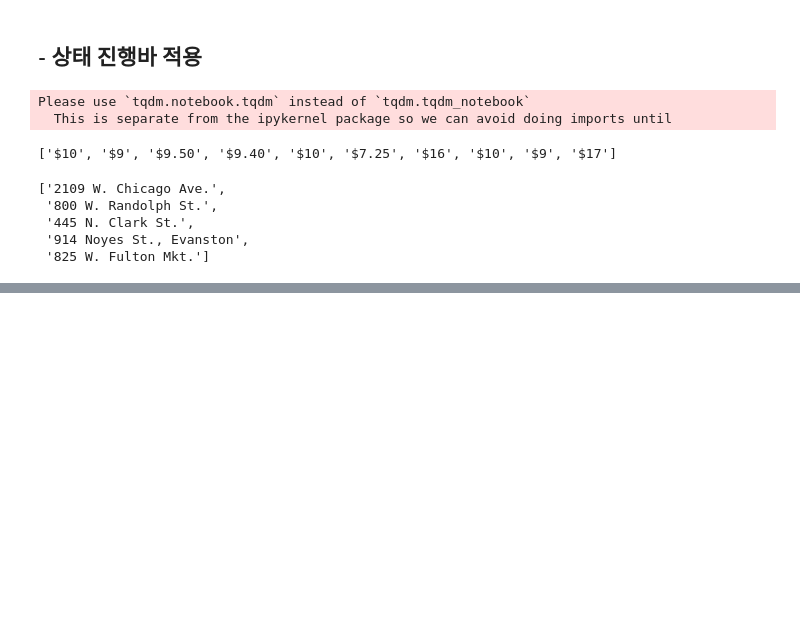
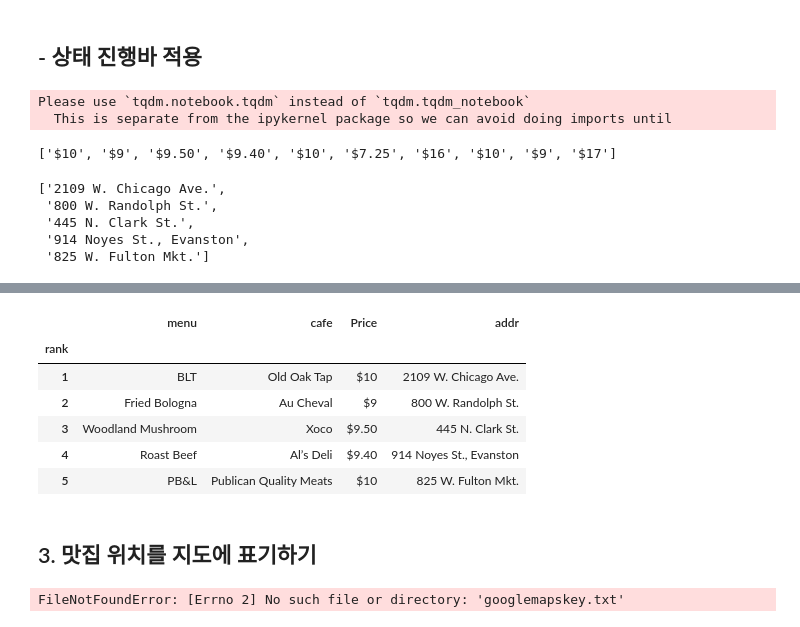
Before and after one commit to ManD-B/python-basic, a Jupyter notebook: web/Chicago.ipynb, the cells around one changed output, grey strips where cells are left out. Cells and saved outputs as stored; diff of their text form; code cells hidden in the pictures; blank space fills up the shorter version.

```diff
--- a/web/Chicago.ipynb
+++ b/web/Chicago.ipynb
@@ -197,0 +211,11 @@ addr[:5]
+# %%
+df.set_index('rank', inplace = True)
+df.head()
+# %% [output]
+|  | menu | cafe | Price | addr |
+| rank |  |  |  |  |
+| 1 | BLT | Old Oak Tap | $10 | 2109 W. Chicago Ave. |
+| 2 | Fried Bologna | Au Cheval | $9 | 800 W. Randolph St. |
+| 3 | Woodland Mushroom | Xoco | $9.50 | 445 N. Clark St. |
+| 4 | Roast Beef | Al’s Deli | $9.40 | 914 Noyes St., Evanston |
+| 5 | PB&L | Publican Quality Meats | $10 | 825 W. Fulton Mkt. |
@@ -197,0 +224,2 @@ addr[:5]
+# %% [markdown]
+## 3. 맛집 위치를 지도에 표기하기
@@ -197,0 +230,6 @@ addr[:5]
+# %%
+key_fd = open('googlemapskey.txt', mode = 'r')
+gmaps_key = key_fd.read(100)
+key_fd.close()
+# %% [output]
+FileNotFoundError: [Errno 2] No such file or directory: 'googlemapskey.txt'
```
Also changed, not shown: parts of 6 cells of this notebook, 3 other files.
